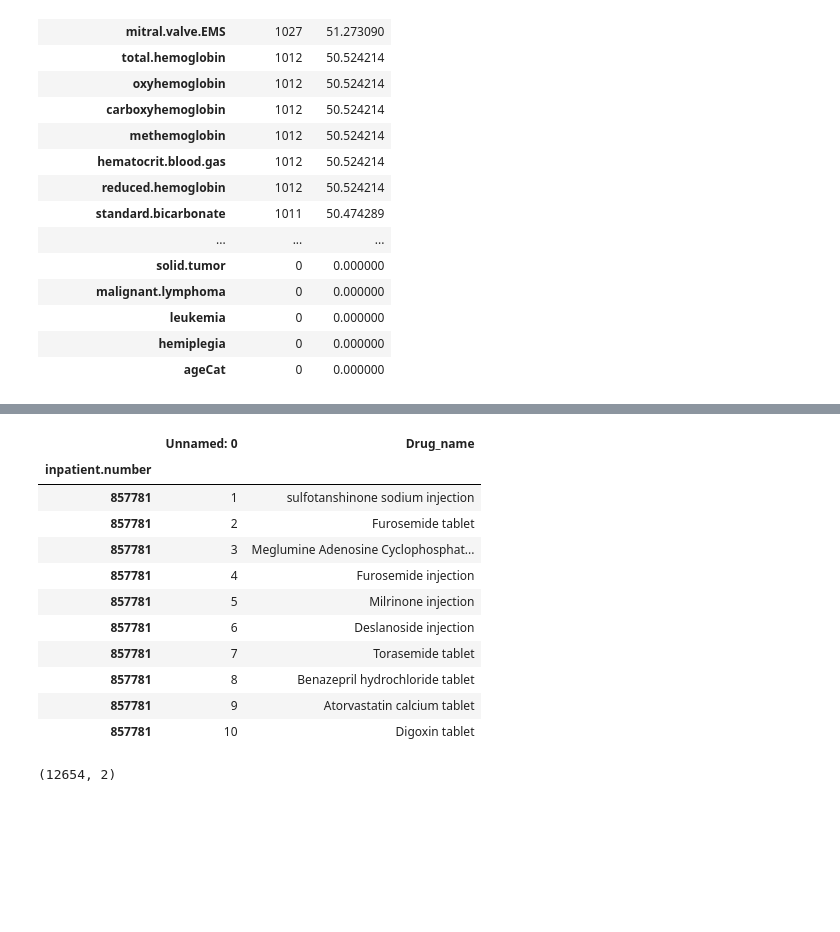
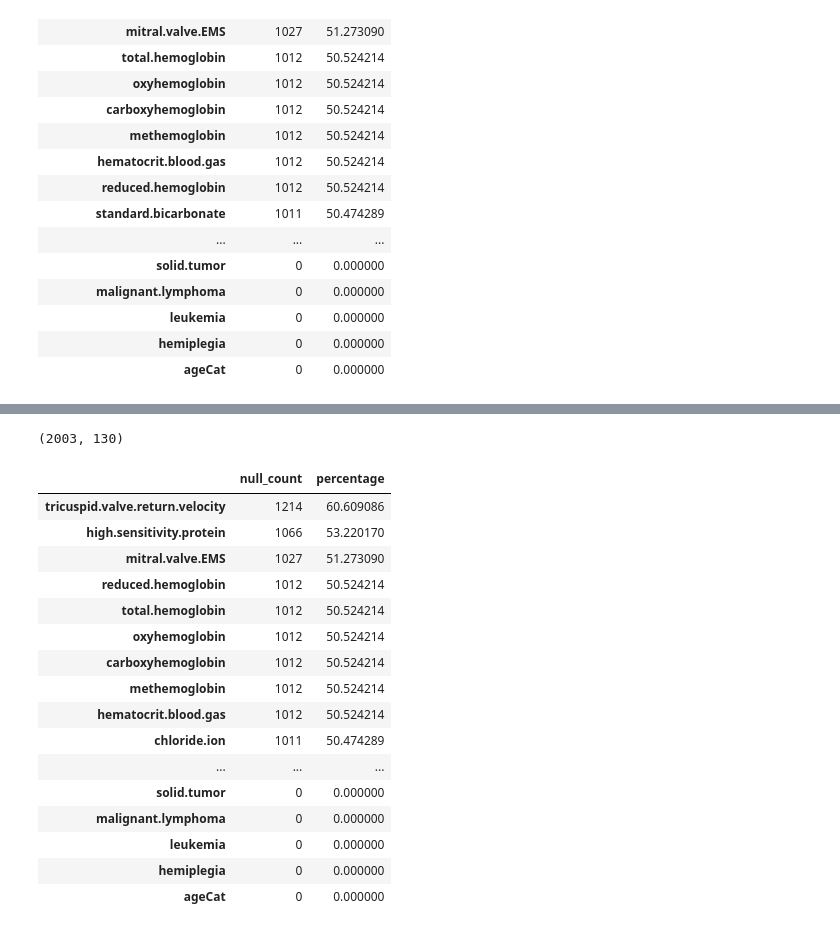
Before and after one commit to Vikram-Shenoy/Computational-Models, a Jupyter notebook: Working/w.ipynb, the cells around one changed output, grey strips where cells are left out. Cells and saved outputs as stored; diff of their text form; code cells hidden in the pictures; blank space fills up the shorter version.

```diff
--- a/Working/w.ipynb
+++ b/Working/w.ipynb
@@ -332,19 +359,27 @@ df2.tail(10)
-# %%
-df3.head(10)
-# %% [output]
-|  | Unnamed: 0 | Drug_name |
-| inpatient.number |  |  |
-| 857781 | 1 | sulfotanshinone sodium injection |
-| 857781 | 2 | Furosemide tablet |
-| 857781 | 3 | Meglumine Adenosine Cyclophosphat... |
-| 857781 | 4 | Furosemide injection |
-| 857781 | 5 | Milrinone injection |
-| 857781 | 6 | Deslanoside injection |
-| 857781 | 7 | Torasemide tablet |
-| 857781 | 8 | Benazepril hydrochloride tablet |
-| 857781 | 9 | Atorvastatin calcium tablet |
-| 857781 | 10 | Digoxin tablet |
 # %%
-df3.shape
+df.shape
 # %% [output]
-(12654, 2)
+(2003, 130)
+# %%
+null_count=df.isna().sum().sort_values(ascending=False)
+percentage=((df.isna().sum()/df.isna().count())*100).sort_values(ascending=False)
+null_df=pd.concat([null_count,percentage],axis=1,keys=["null_count","percentage"])
+null_df
+# %% [output]
+|  | null_count | percentage |
+| tricuspid.valve.return.velocity | 1214 | 60.609086 |
+| high.sensitivity.protein | 1066 | 53.220170 |
+| mitral.valve.EMS | 1027 | 51.273090 |
+| reduced.hemoglobin | 1012 | 50.524214 |
+| total.hemoglobin | 1012 | 50.524214 |
+| oxyhemoglobin | 1012 | 50.524214 |
+| carboxyhemoglobin | 1012 | 50.524214 |
+| methemoglobin | 1012 | 50.524214 |
+| hematocrit.blood.gas | 1012 | 50.524214 |
+| chloride.ion | 1011 | 50.474289 |
+| ... | ... | ... |
+| solid.tumor | 0 | 0.000000 |
+| malignant.lymphoma | 0 | 0.000000 |
+| leukemia | 0 | 0.000000 |
+| hemiplegia | 0 | 0.000000 |
+| ageCat | 0 | 0.000000 |
```
Also changed, not shown: parts of 22 cells of this notebook, 1 other file.
